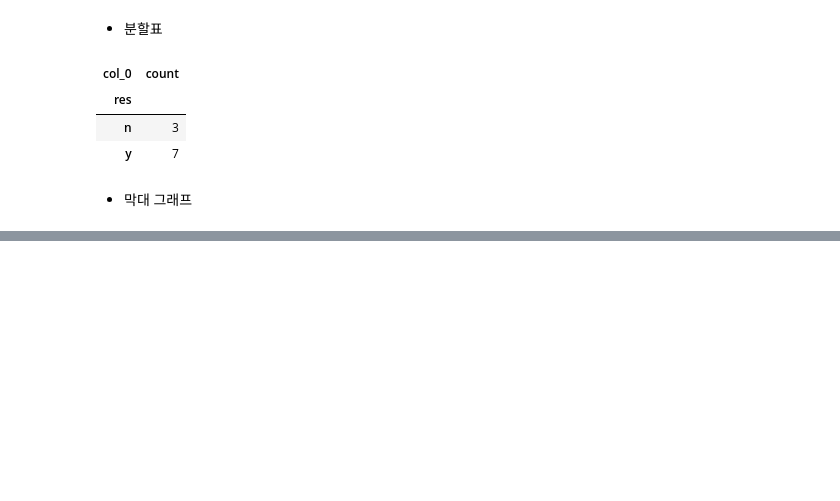
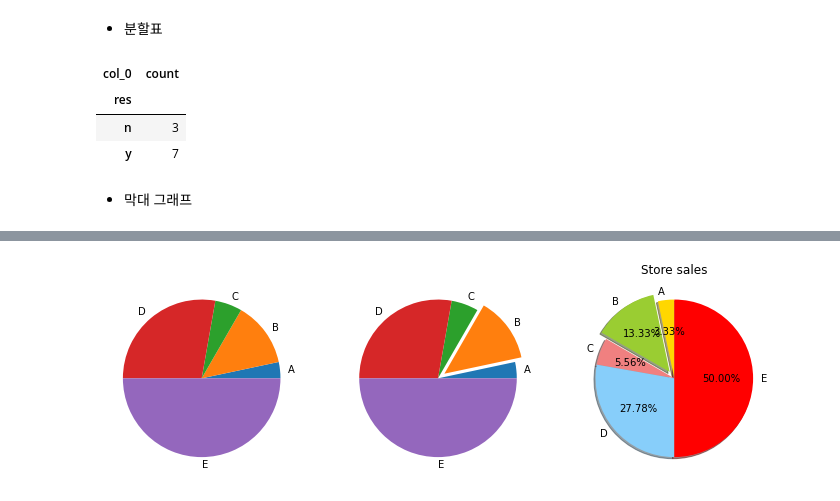
Before and after one commit to hellosunil/TIL-Today-I-Learned-, a Jupyter notebook: Python 통계 프로그래밍.ipynb, the cells around one changed output, grey strips where cells are left out. Saved outputs shown, nothing was run; the diff lists cells and outputs as text; code cells hidden in the pictures; blank space fills up the shorter version.

```diff
--- a/Python 통계 프로그래밍.ipynb
+++ b/Python 통계 프로그래밍.ipynb
@@ -2501,0 +2532,22 @@ ValueError: The number of FixedLocator locations (2), usually from a call to set
+# %%
+plt.rcParams['figure.figsize'] = [12,8] #subplot쓸 때, figsize 설정하는 법
+store = ('A','B','C','D','E')
+sales = [3, 12, 5, 25, 45]
+y_pos = np.arange(len(store))
+
+cols = ['gold', 'yellowgreen', 'lightcoral', 'lightskyblue', 'red']
+explode = [0.0, 0.1, 0.0, 0.0, 0.0]
+
+plt.subplot(1,3,1)
+plt.pie(sales, labels=store)
+
+plt.subplot(1,3,2)
+plt.pie(sales, labels=store, explode = explode)
+
+plt.subplot(1,3,3)
+plt.pie(sales, labels=store, explode = explode, autopct='%1.2f%%', shadow=True, startangle =90, colors=cols)
+
+plt.title('Store sales')
+plt.show()
+# %% [output]
+[figure, added]
```
Also changed, not shown: parts of 15 cells of this notebook, 23 other files.
